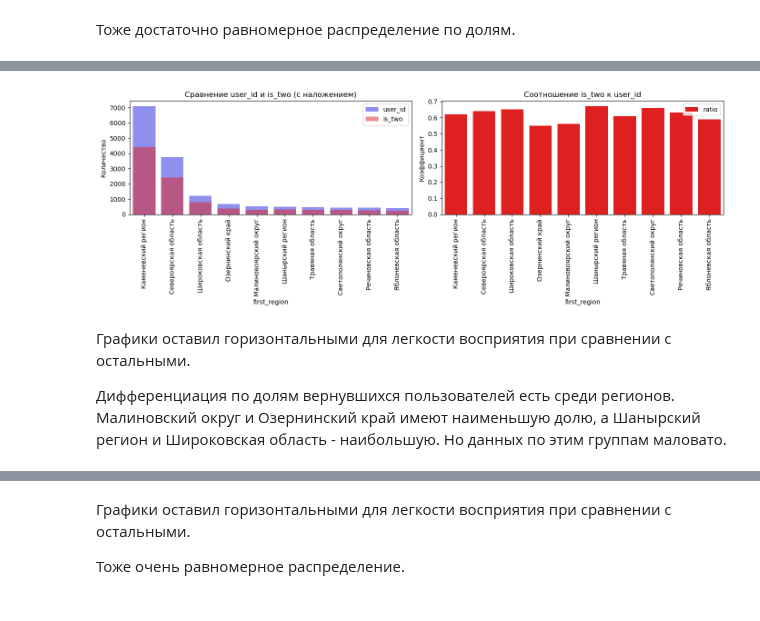
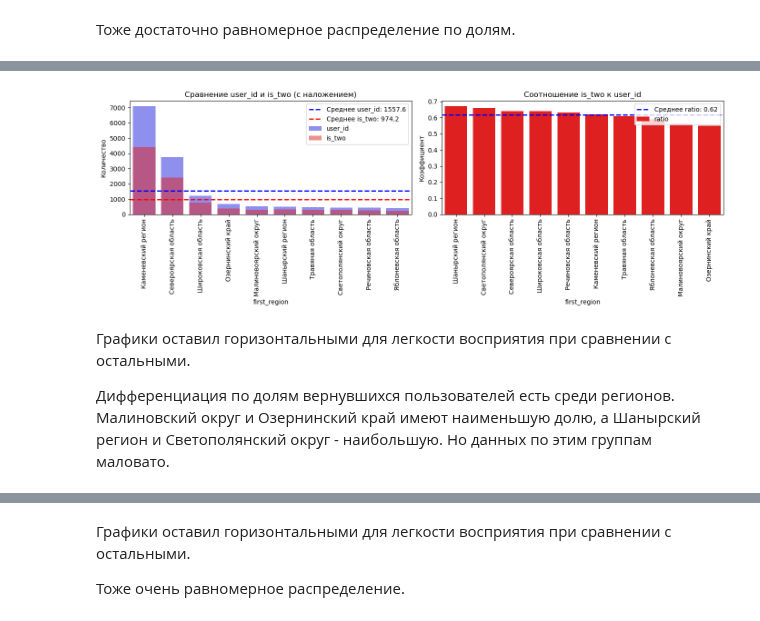
Before and after one commit to Ellestrem/Afisha, a Jupyter notebook: afisha.ipynb, the cells around one changed output, grey strips where cells are left out. Saved outputs shown, nothing was run; the diff lists cells and outputs as text; code cells hidden in the pictures.

```diff
--- a/afisha.ipynb
+++ b/afisha.ipynb
@@ -262,6 +464,6 @@ memory usage: 39.9+ MB
 # %% [markdown]
 Уберем лишние столбцы
 # %%
-df_merged = df_merged.drop(columns=['data', 'curs'])
+df_merged = df_merged.drop(columns=['data', 'curs', 'revenue'])
 # %%
 df = df_merged.copy()
@@ -326,7 +558,7 @@ show_missing_stats(df)
 
 Понизим разрядность данных `int64` и `float64`
 # %%
-for column in ['revenue_rub', 'revenue', 'days_since_prev']:
+for column in ['revenue_rub', 'days_since_prev']:
     df[column] = pd.to_numeric(df[column], errors='coerce', downcast='float')
 for column in ['tickets_count', 'order_id', 'event_id']:
     df[column] = pd.to_numeric(df[column], errors='coerce', downcast='integer')
@@ -414,0 +685,3 @@ np.int64(0)
+# %%
+df = df.drop_duplicates(subset=['user_id', 'order_ts', 'revenue_rub', 'event_id'], keep='first')
+df.info()
@@ -428,0 +724,3 @@ Name: revenue, dtype: float64
+# %%
+df = df[df['revenue_rub'] >= 0]
+df.info()
@@ -1004,34 +1519,54 @@ region_segments_2
 | 52 | Речиновская область | 440 | 279 | 0.63 |
 | 78 | Яблоневская область | 411 | 244 | 0.59 |
 # %%
+# Расчет средних значений
+mean_user_id = region_segments_2['user_id'].mean()
+mean_is_two = region_segments_2['is_two'].mean()
+mean_ratio = region_segments_2['ratio'].mean()
+
 fig, axes = plt.subplots(1, 2, figsize=(14, 5))
 
 # График 1: Количество пользователей по регионам
 sns.barplot(data=region_segments_2, x='first_region', y='user_id', ax=axes[0],
             color='blue', alpha=0.5, label='user_id')
 sns.barplot(data=region_segments_2, x='first_region', y='is_two', ax=axes[0],
             color='red', alpha=0.5, label='is_two')
+
+# Добавляем линии средних значений на первый график
+axes[0].axhline(y=mean_user_id, color='blue', linestyle='--', linewidth=2,
+                label=f'Среднее user_id: {mean_user_id:.1f}')
+axes[0].axhline(y=mean_is_two, color='red', linestyle='--', linewidth=2,
+                label=f'Среднее is_two: {mean_is_two:.1f}')
+
 axes[0].set_ylabel('Количество')
 axes[0].set_title('Сравнение user_id и is_two (с наложением)')
 axes[0].legend()
 axes[0].tick_params(axis='x', rotation=90)
 
+# Сортировка жанров по убыванию ratio
+sorted_genres = region_segments_2.sort_values('ratio', ascending=False)['first_region'].tolist()
+
 # График 2: Соотношение is_two/user_id
 sns.barplot(data=region_segments_2, x='first_region', y='ratio', ax=axes[1],
-            color='red', label='ratio')
+            color='red', label='ratio', order=sorted_genres)
+
+# Добавляем линию среднего значения на второй график
+axes[1].axhline(y=mean_ratio, color='blue', linestyle='--', linewidth=2,
+                label=f'Среднее ratio: {mean_ratio:.2f}')
+
 axes[1].set_title('Соотношение is_two к user_id')
 axes[1].set_ylabel('Коэффициент')
 axes[1].tick_params(axis='x', rotation=90)
 axes[1].legend()
 
 plt.tight_layout()
 plt.show()
 # %% [output]
-[figure, old version]
+[figure, new version]
 # %% [markdown]
 Графики оставил горизонтальными для легкости восприятия при сравнении с остальными.
 
-Дифференциация по долям вернувшихся пользователей есть среди регионов. Малиновский округ и Озернинский край имеют наименьшую долю, а Шанырский регион и Широковская область - наибольшую. Но данных по этим группам маловато.
+Дифференциация по долям вернувшихся пользователей есть среди регионов. Малиновский округ и Озернинский край имеют наименьшую долю, а Шанырский регион и Светополянский округ - наибольшую. Но данных по этим группам маловато.
 # %%
 partner_segments_2 = user_profile.groupby('first_partner', as_index=False)[['user_id', 'is_two']].agg({
     'user_id': 'count',
```
Also changed, not shown: parts of 103 cells of this notebook.
